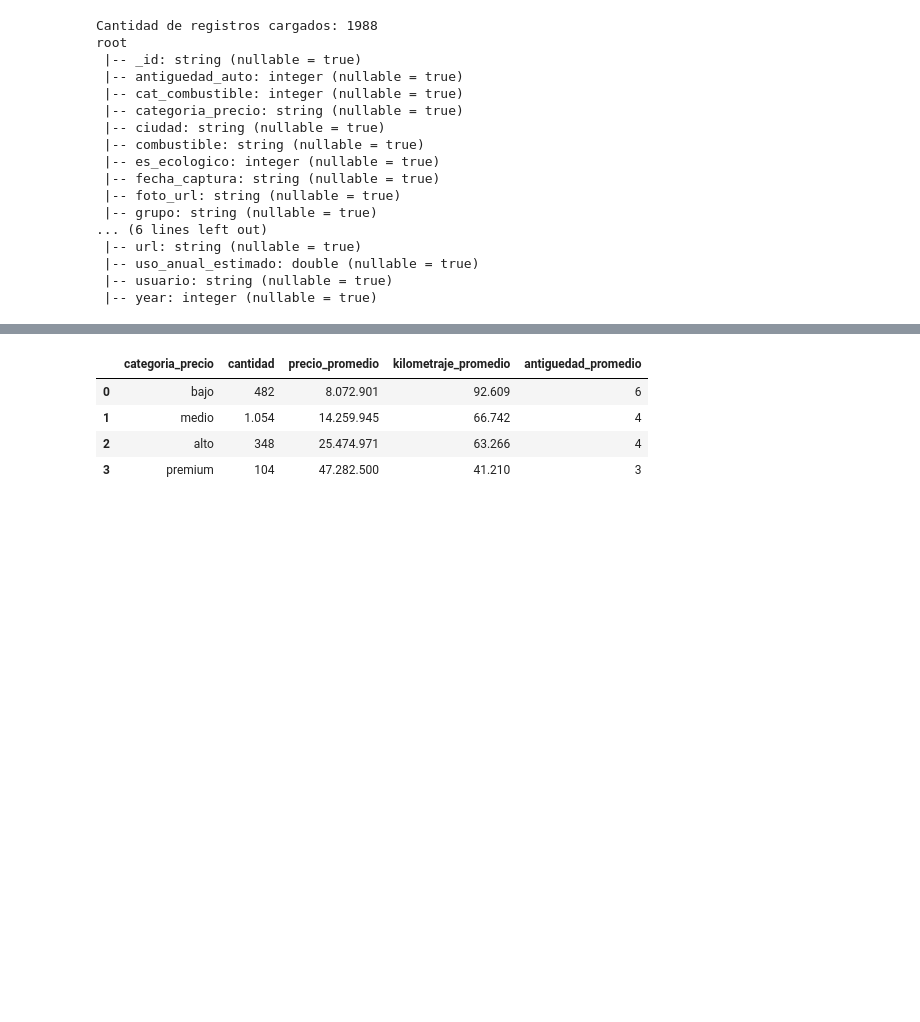
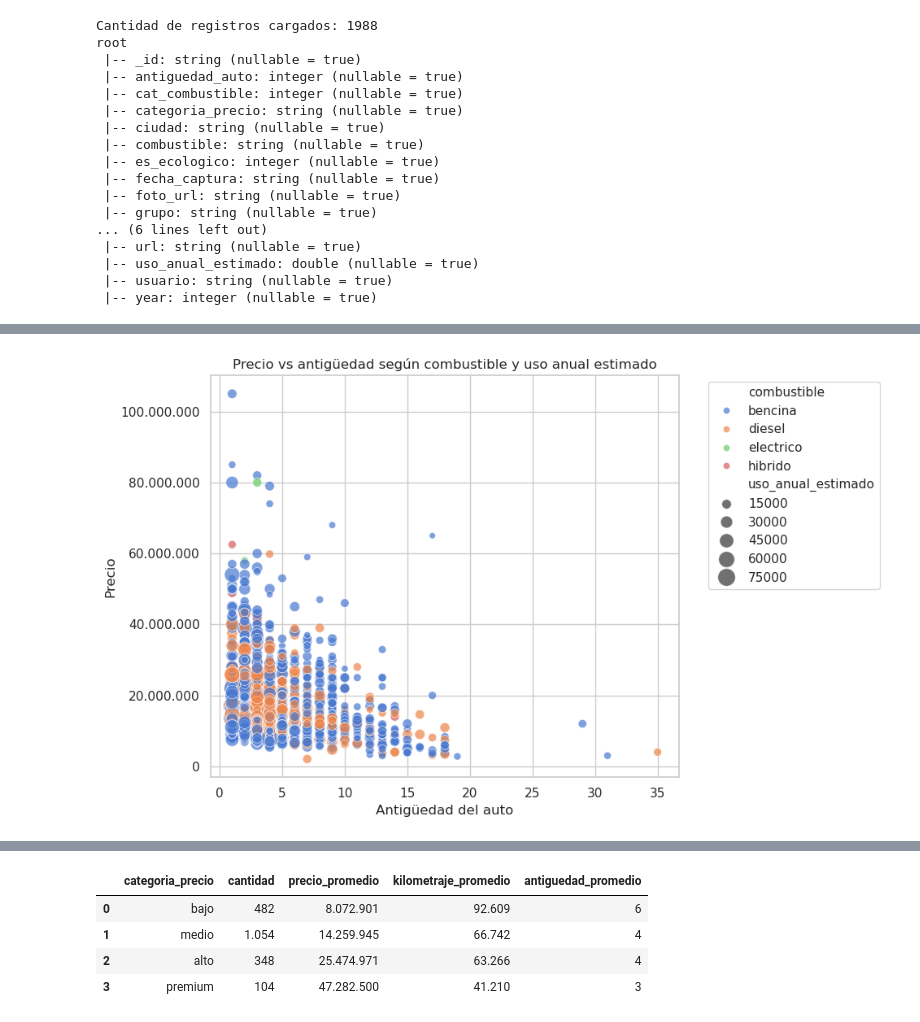
Before and after one commit to IICG-Coquimbo/practica-proyecto-autotec, a Jupyter notebook: autotec/analisis_descriptivo/EDA_Graficos_Relaciones.ipynb, the cells around one changed output, grey strips where cells are left out. Cells and saved outputs as stored; diff of their text form; code cells hidden in the pictures; blank space fills up the shorter version.

```diff
--- a/autotec/analisis_descriptivo/EDA_Graficos_Relaciones.ipynb
+++ b/autotec/analisis_descriptivo/EDA_Graficos_Relaciones.ipynb
@@ -119,0 +157,20 @@ only showing top 10 rows
+# %%
+plt.figure(figsize=(10, 6))
+sns.scatterplot(
+    data=df_pd,
+    x="antiguedad_auto",
+    y="precio",
+    hue="combustible",
+    size="uso_anual_estimado",
+    alpha=0.7,
+    sizes=(30, 250)
+)
+plt.title("Precio vs antigüedad según combustible y uso anual estimado")
+plt.xlabel("Antigüedad del auto")
+plt.ylabel("Precio")
+plt.gca().yaxis.set_major_formatter(ticker.FuncFormatter(formato_pesos))
+plt.legend(bbox_to_anchor=(1.05, 1), loc="upper left")
+plt.tight_layout()
+plt.show()
+# %% [output]
+[figure, added]
```
Also changed, not shown: parts of 10 cells of this notebook.
